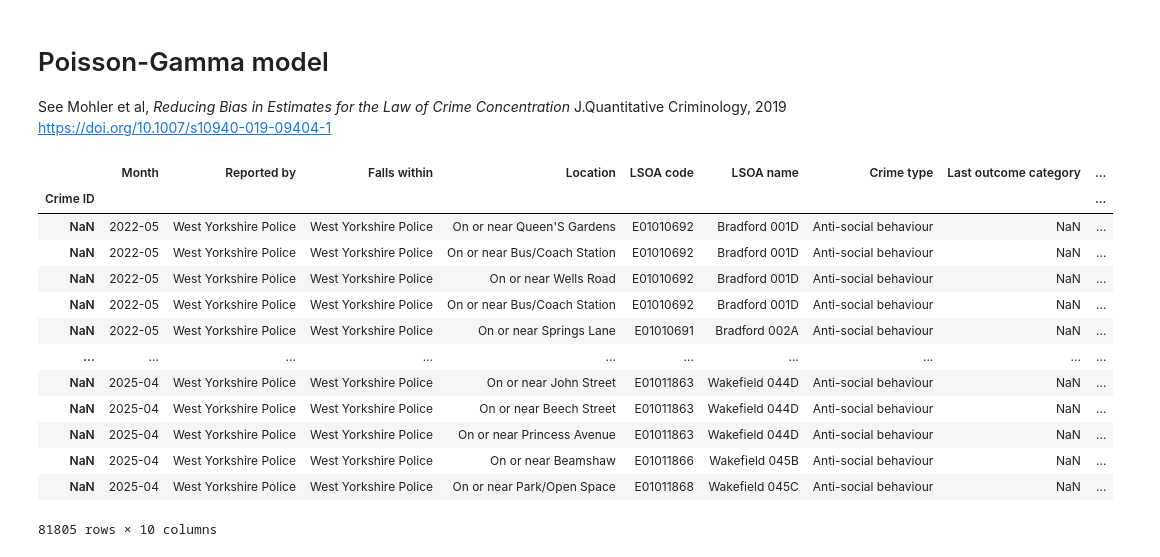
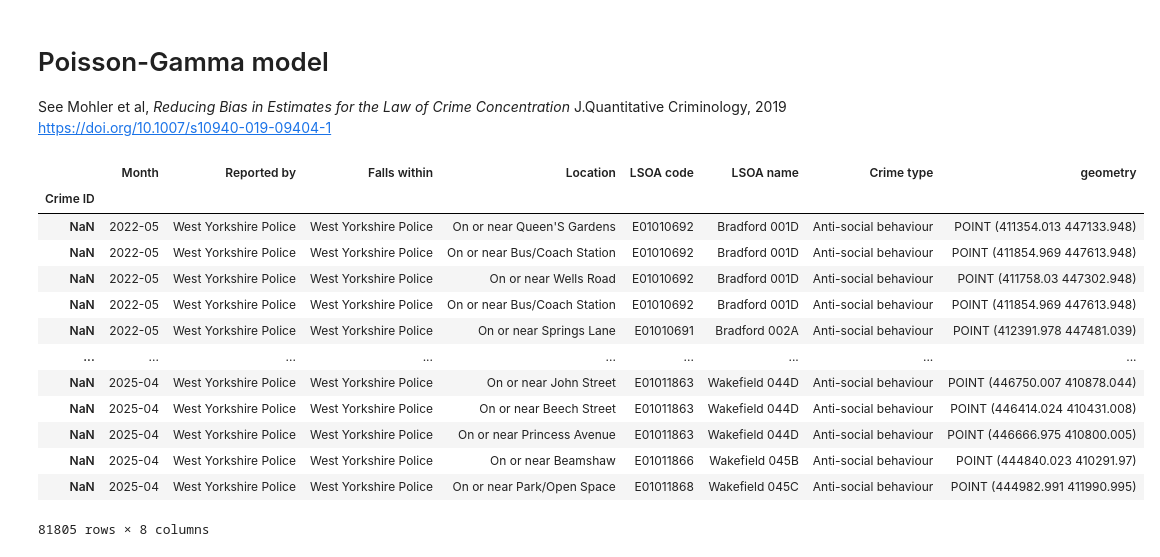
Before and after one commit to safer-streets/safer-streets-core, a Jupyter notebook: poisson-gamma.ipynb, the cells around one changed output. Saved outputs shown, nothing was run; the diff lists cells and outputs as text; code cells hidden in the pictures.

```diff
--- a/poisson-gamma.ipynb
+++ b/poisson-gamma.ipynb
@@ -24,27 +23,27 @@ from utils import (
 # %%
 FORCE = "West Yorkshire"
 rng = np.random.default_rng(19937)
 
 force_boundary = get_force_boundary(FORCE)
 
 CATEGORY = CATEGORIES[1]
-crime_data = extract_crime_data(tokenize_force_name(FORCE))
-# filter by catgegory and remove any points
-crime_data = crime_data[(crime_data["Crime type"] == CATEGORY)]
-crime_data
+raw_crime_data = extract_crime_data(FORCE)
+# filter by category and remove any points
+raw_crime_data = raw_crime_data[(raw_crime_data["Crime type"] == CATEGORY)]
+raw_crime_data
 # %% [output]
-|  | Month | Reported by | Falls within | Location | LSOA code | LSOA name | Crime type | Last outcome category | ... |
-| Crime ID |  |  |  |  |  |  |  |  | ... |
-| NaN | 2022-05 | West Yorkshire Police | West Yorkshire Police | On or near Queen'S Gardens | E01010692 | Bradford 001D | Anti-social behaviour | NaN | ... |
-| NaN | 2022-05 | West Yorkshire Police | West Yorkshire Police | On or near Bus/Coach Station | E01010692 | Bradford 001D | Anti-social behaviour | NaN | ... |
-| NaN | 2022-05 | West Yorkshire Police | West Yorkshire Police | On or near Wells Road | E01010692 | Bradford 001D | Anti-social behaviour | NaN | ... |
-| NaN | 2022-05 | West Yorkshire Police | West Yorkshire Police | On or near Bus/Coach Station | E01010692 | Bradford 001D | Anti-social behaviour | NaN | ... |
-| NaN | 2022-05 | West Yorkshire Police | West Yorkshire Police | On or near Springs Lane | E01010691 | Bradford 002A | Anti-social behaviour | NaN | ... |
-| ... | ... | ... | ... | ... | ... | ... | ... | ... | ... |
-| NaN | 2025-04 | West Yorkshire Police | West Yorkshire Police | On or near John Street | E01011863 | Wakefield 044D | Anti-social behaviour | NaN | ... |
-| NaN | 2025-04 | West Yorkshire Police | West Yorkshire Police | On or near Beech Street | E01011863 | Wakefield 044D | Anti-social behaviour | NaN | ... |
-| NaN | 2025-04 | West Yorkshire Police | West Yorkshire Police | On or near Princess Avenue | E01011863 | Wakefield 044D | Anti-social behaviour | NaN | ... |
-| NaN | 2025-04 | West Yorkshire Police | West Yorkshire Police | On or near Beamshaw | E01011866 | Wakefield 045B | Anti-social behaviour | NaN | ... |
-| NaN | 2025-04 | West Yorkshire Police | West Yorkshire Police | On or near Park/Open Space | E01011868 | Wakefield 045C | Anti-social behaviour | NaN | ... |
+|  | Month | Reported by | Falls within | Location | LSOA code | LSOA name | Crime type | geometry |
+| Crime ID |  |  |  |  |  |  |  |  |
+| NaN | 2022-05 | West Yorkshire Police | West Yorkshire Police | On or near Queen'S Gardens | E01010692 | Bradford 001D | Anti-social behaviour | POINT (411354.013 447133.948) |
+| NaN | 2022-05 | West Yorkshire Police | West Yorkshire Police | On or near Bus/Coach Station | E01010692 | Bradford 001D | Anti-social behaviour | POINT (411854.969 447613.948) |
+| NaN | 2022-05 | West Yorkshire Police | West Yorkshire Police | On or near Wells Road | E01010692 | Bradford 001D | Anti-social behaviour | POINT (411758.03 447302.948) |
+| NaN | 2022-05 | West Yorkshire Police | West Yorkshire Police | On or near Bus/Coach Station | E01010692 | Bradford 001D | Anti-social behaviour | POINT (411854.969 447613.948) |
+| NaN | 2022-05 | West Yorkshire Police | West Yorkshire Police | On or near Springs Lane | E01010691 | Bradford 002A | Anti-social behaviour | POINT (412391.978 447481.039) |
+| ... | ... | ... | ... | ... | ... | ... | ... | ... |
+| NaN | 2025-04 | West Yorkshire Police | West Yorkshire Police | On or near John Street | E01011863 | Wakefield 044D | Anti-social behaviour | POINT (446750.007 410878.044) |
+| NaN | 2025-04 | West Yorkshire Police | West Yorkshire Police | On or near Beech Street | E01011863 | Wakefield 044D | Anti-social behaviour | POINT (446414.024 410431.008) |
+| NaN | 2025-04 | West Yorkshire Police | West Yorkshire Police | On or near Princess Avenue | E01011863 | Wakefield 044D | Anti-social behaviour | POINT (446666.975 410800.005) |
+| NaN | 2025-04 | West Yorkshire Police | West Yorkshire Police | On or near Beamshaw | E01011866 | Wakefield 045B | Anti-social behaviour | POINT (444840.023 410291.97) |
+| NaN | 2025-04 | West Yorkshire Police | West Yorkshire Police | On or near Park/Open Space | E01011868 | Wakefield 045C | Anti-social behaviour | POINT (444982.991 411990.995) |
-81805 rows × 10 columns
+81805 rows × 8 columns
 # %%
```
Also changed, not shown: parts of 11 cells of this notebook, 5 other files.
